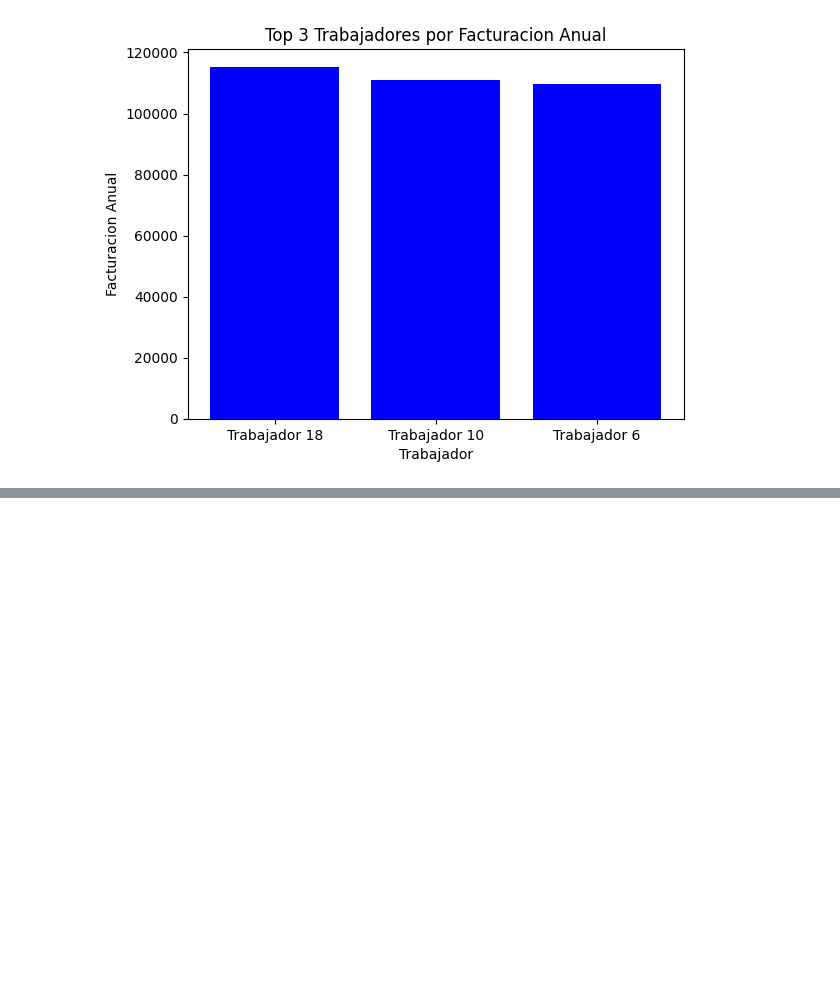
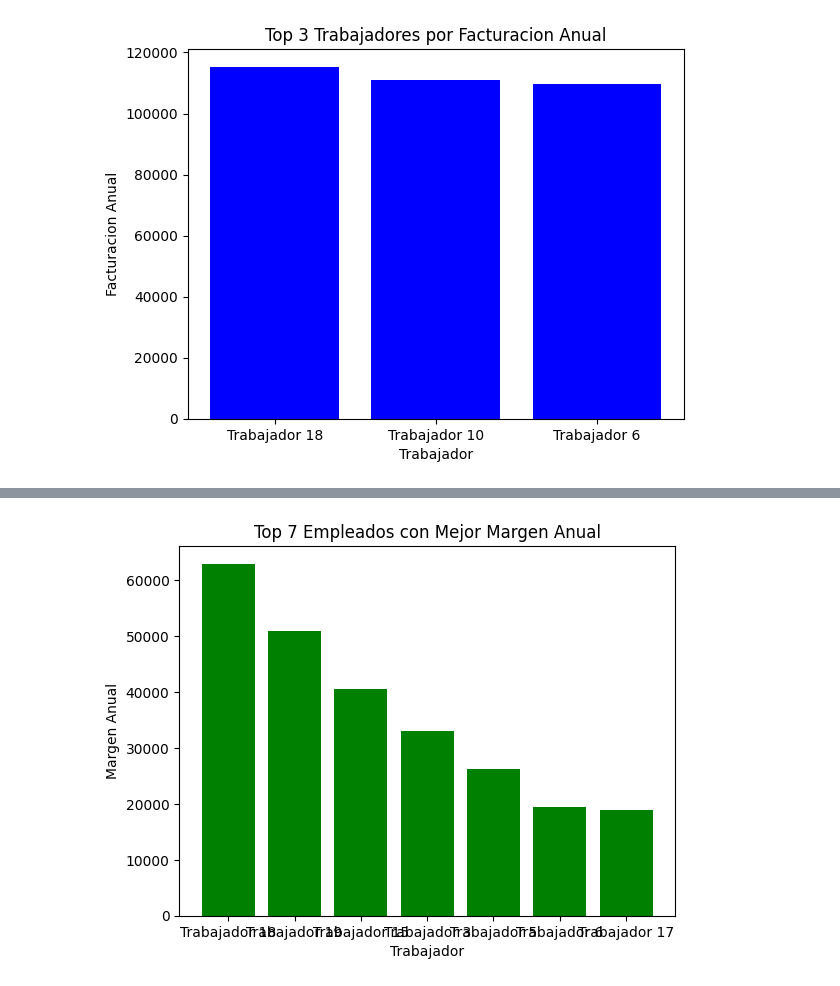
Before and after one commit to pedroarias3x/Python-DataAnalyst, a Jupyter notebook: Pandas/trabajadores_2023_jupy.ipynb, the cells around one changed output, grey strips where cells are left out. Drawn from its saved outputs; the diff is of its cells as text; code cells hidden in the pictures; blank space fills up the shorter version.

Commit message:
Hacemos un grafico con los 7 Empleados con mejor margen

```diff
--- a/Pandas/trabajadores_2023_jupy.ipynb
+++ b/Pandas/trabajadores_2023_jupy.ipynb
@@ -70,3 +70,8 @@ plt.title('Top 3 Trabajadores por Facturacion Anual')
 plt.show()
 # %% [output]
 [figure]
+# %%
+#Arreglamos la columna para quitar valores NaN
+df['Coste Extra Empleado'].fillna(0,inplace=True)
+#Antes de generar la columna margen debiamos haber arreglado las otras columnas con datos NaN
+df['Margen'] = df['Facturacion']-(df['Coste Salario']+df['Coste Dietas'] + df['Coste Extra Empleado'])
@@ -72,0 +101,8 @@ plt.show()
+# %%
+#Generamos una serie agrupando por la sumatoria de la columna Margen, con el indice de trabajador
+df_margen = df.groupby('Trabajador')['Margen'].sum()
+nombre_columnas = df_margen.index.tolist()
+#print (nombre_columnas)
+#print(df_margen)
+df_margen_ordenado = df_margen.sort_values(ascending=False)
+print(df_margen_ordenado)
@@ -72,0 +127,12 @@ plt.show()
+# %%
+#Cuando tenemos ya la serie, queda representarla
+top_7_empleados_anual = df_margen_ordenado.nlargest(7)
+
+# Crear un gráfico de barras
+plt.bar(top_7_empleados_anual.index, top_7_empleados_anual.values, color='green')
+plt.xlabel('Trabajador')
+plt.ylabel('Margen Anual')
+plt.title('Top 7 Empleados con Mejor Margen Anual')
+plt.show()
+# %% [output]
+[figure, added]
```
Also changed, not shown: parts of 3 cells of this notebook.
